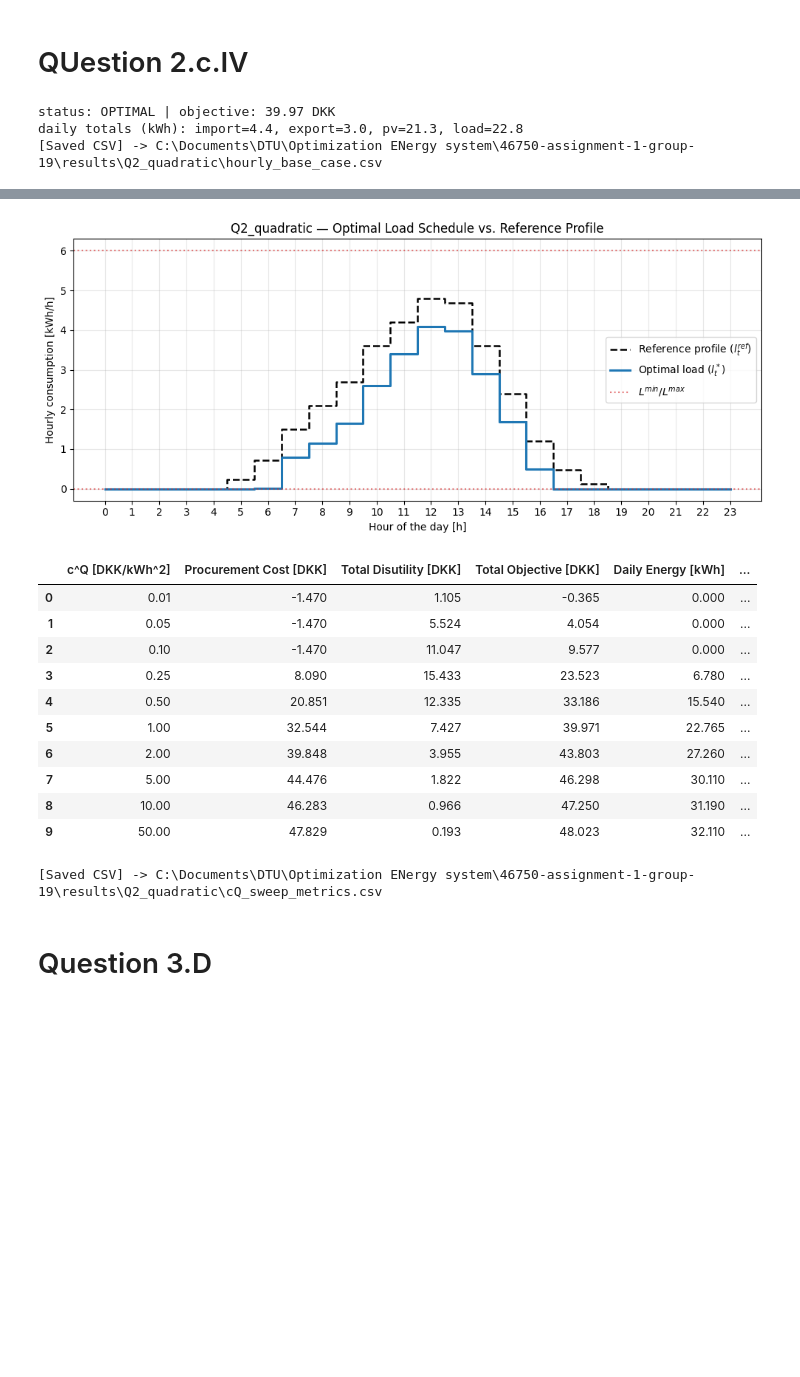
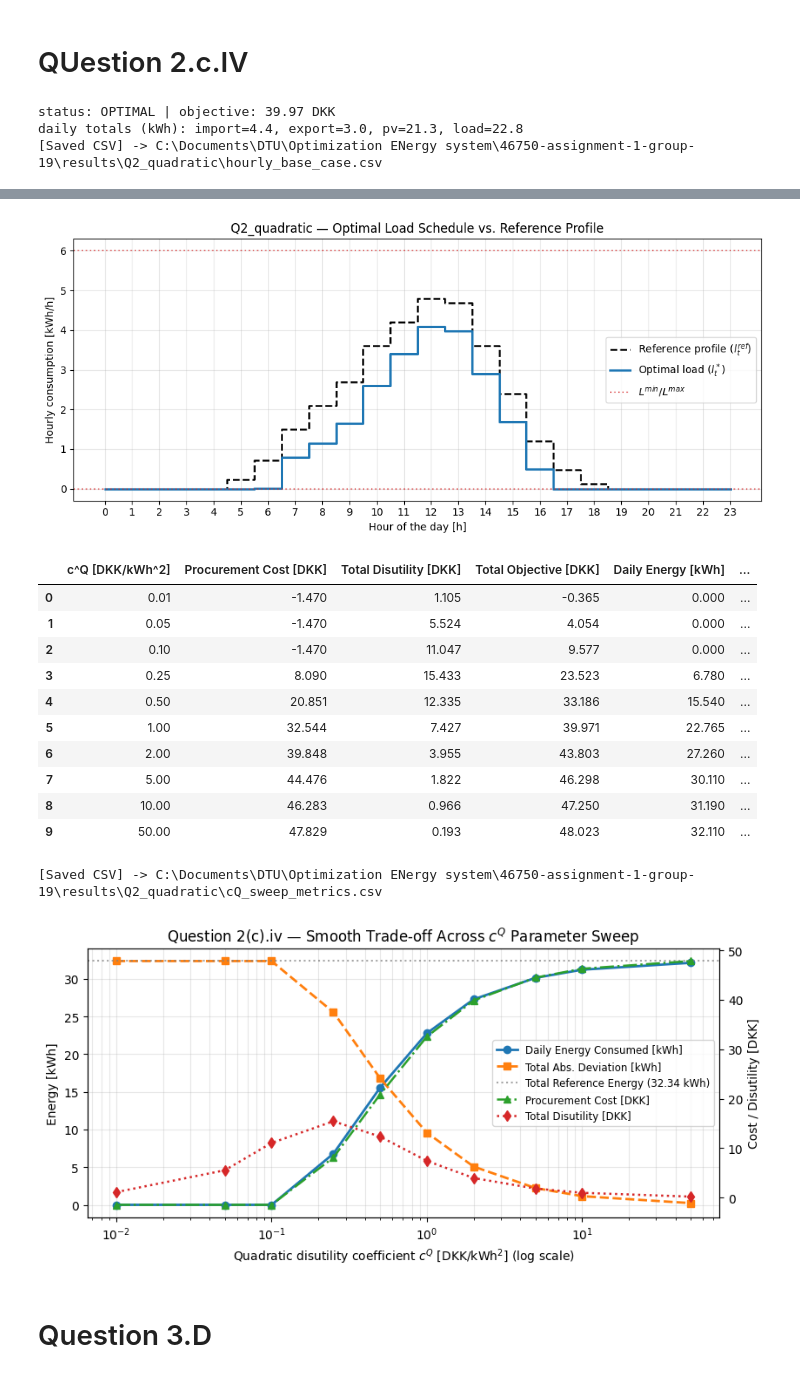
Before and after one commit to Saadmood/46750-assignment-1-group-19, a Jupyter notebook: Q2_C_&_Q_3_D.ipynb, the cells around one changed output, grey strips where cells are left out. Cells and saved outputs as stored; diff of their text form; code cells hidden in the pictures; blank space fills up the shorter version.

Commit message:
new results

```diff
--- a/Q2_C_&_Q_3_D.ipynb
+++ b/Q2_C_&_Q_3_D.ipynb
@@ -35,33 +35,64 @@ fig_ref = plot_load_vs_reference(
     res_q2c_base, data_q2c, save_path=out_q2c / "load_vs_reference.png"
 )
 plt.show()
 
 # 6. Run c^Q Parameter Sweep, display, and save to CSV
 cQ_grid = [0.01, 0.05, 0.1, 0.25, 0.5, 1.0, 2.0, 5.0, 10.0, 50.0]
 df_sweep_q2c = run_cQ_sweep(data_q2c, cQ_grid)
 display(df_sweep_q2c)
 
 sweep_csv_path = out_q2c / "cQ_sweep_metrics.csv"
 df_sweep_q2c.to_csv(sweep_csv_path, index=False)
 print(f"[Saved CSV] -> {sweep_csv_path.resolve()}")
+
+fig, ax1 = plt.subplots(figsize=(8.5, 4.2))
+
+ax1.plot(df_sweep_q2c["c^Q [DKK/kWh^2]"], df_sweep_q2c["Daily Energy [kWh]"],
+         marker="o", linewidth=2, color="tab:blue", label="Daily Energy Consumed [kWh]")
+ax1.plot(df_sweep_q2c["c^Q [DKK/kWh^2]"], df_sweep_q2c["Total Abs. Deviation [kWh]"],
+         marker="s", linewidth=2, linestyle="--", color="tab:orange", label="Total Abs. Deviation [kWh]")
+ax1.axhline(32.34, color="gray", linestyle=":", alpha=0.7, label="Total Reference Energy (32.34 kWh)")
+
+ax1.set_xscale("log")
+ax1.set_xlabel(r"Quadratic disutility coefficient $c^Q$ [DKK/kWh$^2$] (log scale)")
+ax1.set_ylabel("Energy [kWh]")
+ax1.grid(True, which="both", alpha=0.3)
+
+ax2 = ax1.twinx()
+ax2.plot(df_sweep_q2c["c^Q [DKK/kWh^2]"], df_sweep_q2c["Procurement Cost [DKK]"],
+         marker="^", linewidth=1.8, linestyle="-.", color="tab:green", label="Procurement Cost [DKK]")
+ax2.plot(df_sweep_q2c["c^Q [DKK/kWh^2]"], df_sweep_q2c["Total Disutility [DKK]"],
+         marker="d", linewidth=1.8, linestyle=":", color="tab:red", label="Total Disutility [DKK]")
+ax2.set_ylabel("Cost / Disutility [DKK]")
+
+# Combine legends from both axes
+lines1, labels1 = ax1.get_legend_handles_labels()
+lines2, labels2 = ax2.get_legend_handles_labels()
+ax1.legend(lines1 + lines2, labels1 + labels2, loc="center right", fontsize=8.5)
+
+plt.title(r"Question 2(c).iv — Smooth Trade-off Across $c^Q$ Parameter Sweep")
+fig.tight_layout()
+fig.savefig("results/Q2_quadratic/cQ_sweep_curve.png", dpi=300, bbox_inches="tight")
+plt.show()
 # %% [output]
 status: OPTIMAL | objective: 39.97 DKK
 daily totals (kWh): import=4.4, export=3.0, pv=21.3, load=22.8
 [Saved CSV] -> C:\Documents\DTU\Optimization ENergy system\46750-assignment-1-group-19\results\Q2_quadratic\hourly_base_case.csv
 [figure]
 [figure]
 |  | c^Q [DKK/kWh^2] | Procurement Cost [DKK] | Total Disutility [DKK] | Total Objective [DKK] | Daily Energy [kWh] | ... |
 | 0 | 0.01 | -1.470 | 1.105 | -0.365 | 0.000 | ... |
 | 1 | 0.05 | -1.470 | 5.524 | 4.054 | 0.000 | ... |
 | 2 | 0.10 | -1.470 | 11.047 | 9.577 | 0.000 | ... |
 | 3 | 0.25 | 8.090 | 15.433 | 23.523 | 6.780 | ... |
 | 4 | 0.50 | 20.851 | 12.335 | 33.186 | 15.540 | ... |
 | 5 | 1.00 | 32.544 | 7.427 | 39.971 | 22.765 | ... |
 | 6 | 2.00 | 39.848 | 3.955 | 43.803 | 27.260 | ... |
 | 7 | 5.00 | 44.476 | 1.822 | 46.298 | 30.110 | ... |
 | 8 | 10.00 | 46.283 | 0.966 | 47.250 | 31.190 | ... |
 | 9 | 50.00 | 47.829 | 0.193 | 48.023 | 32.110 | ... |
 [Saved CSV] -> C:\Documents\DTU\Optimization ENergy system\46750-assignment-1-group-19\results\Q2_quadratic\cQ_sweep_metrics.csv
+[figure, added]
 # %% [markdown]
 # Question 3.D
 # %%
```
